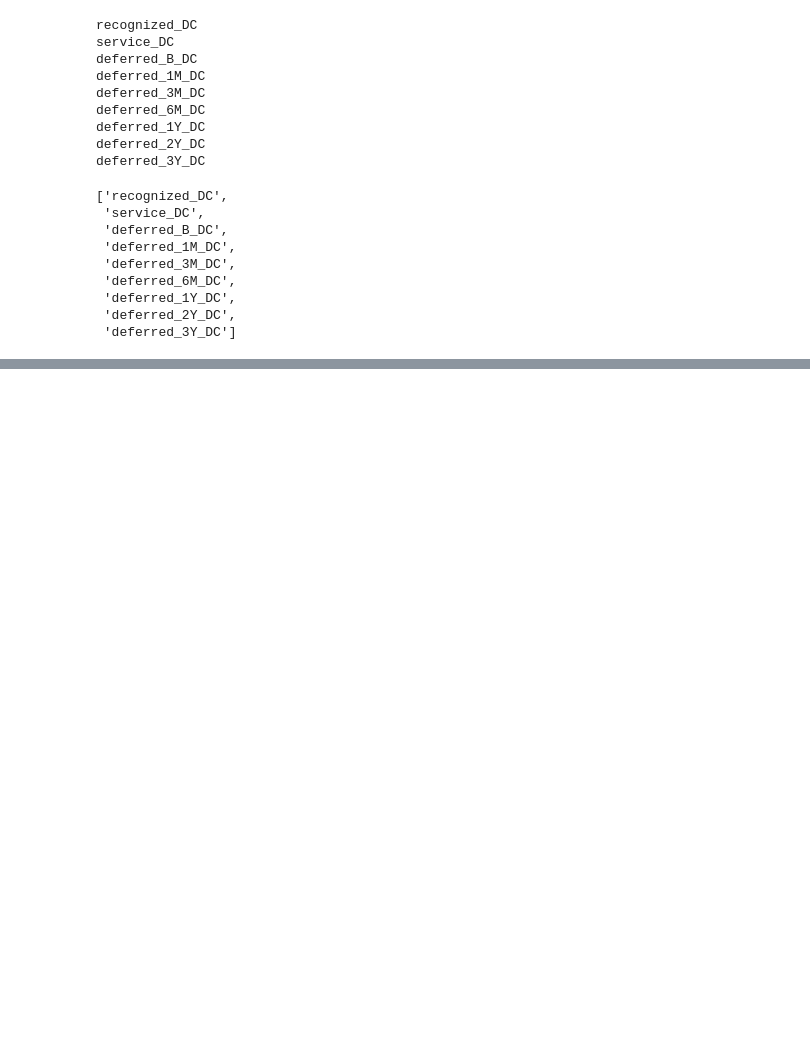
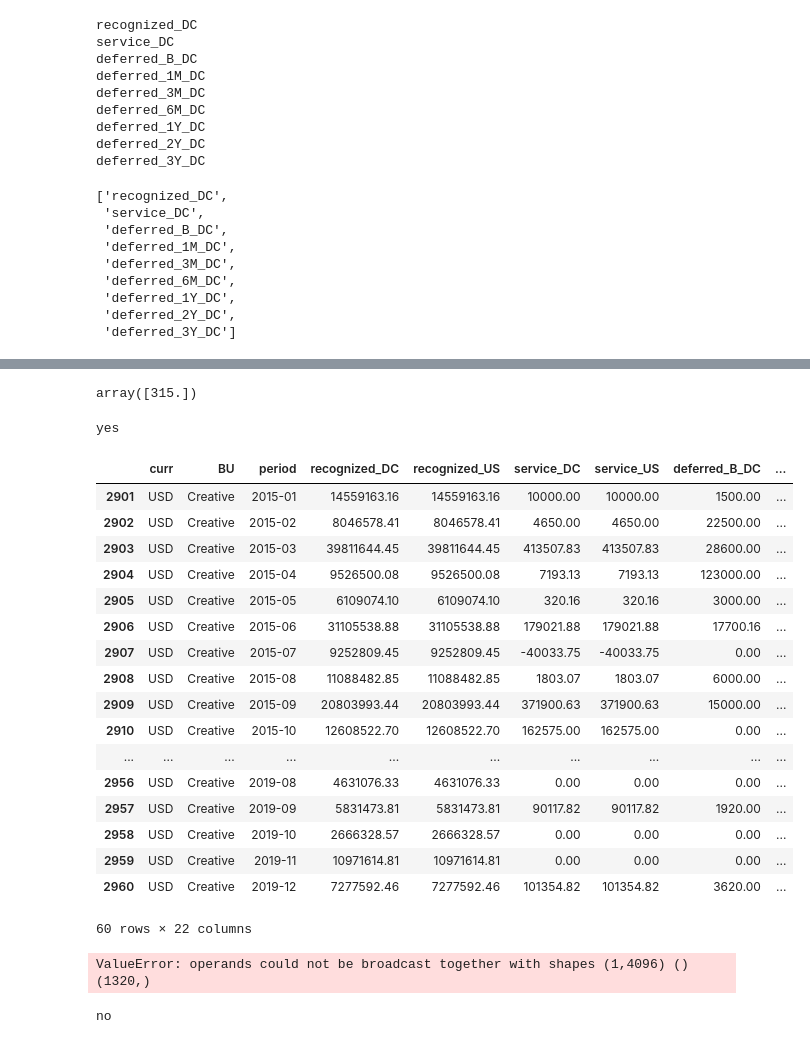
Before and after one commit to davidjsmith44/Deferred_Revenue_Forecast, a Jupyter notebook: notebooks/deferred_from_inputs.ipynb, the cells around one changed output, grey strips where cells are left out. Drawn from its saved outputs; the diff is of its cells as text; code cells hidden in the pictures; blank space fills up the shorter version.

```diff
--- a/notebooks/deferred_from_inputs.ipynb
+++ b/notebooks/deferred_from_inputs.ipynb
@@ -554,0 +547,13 @@ df_fcst.head(25)
+# %%
+for i in range(len(v_curr_2_df)):
+    this_BU = v_BU_2_df[i]
+    this_curr = v_curr_2_df[i]
+
+
+    for i in range(len(list_future_periods)):
+        this_period = list_future_periods[i]
+        this_past_period = list_bill_periods[-36+i]
+        print('This period: ', this_period)
+        print("This past period: ", this_past_period)
+
+    # df_fcst['curr', 'BU', this_peroid] = df_billings['curr', 'BU', this_past_period]
@@ -554,0 +578,22 @@ df_fcst.head(25)
+# %%
+for i in range(len(v_BU_2_df)):
+    this_BU = v_BU_2_df[i]
+    this_curr = v_curr_2_df[i]
+    print(this_BU, this_curr)
+
+    for j in range(len(list_future_periods)):
+        this_period = list_future_periods[j]
+        this_past_period = list_bill_periods[-36+j]
+        #print('This period: ', this_period)
+        #print("This past period: ", this_past_period)
+
+        df_slice = df_billings[(df_billings['BU']==this_BU) &
+                                (df_billings['curr']== this_curr)].copy()
+
+        if this_past_period in df_slice['period'].values:
+            this_amount = df_slice.loc[df_billings['period']==this_past_period, 'deferred_3Y_DC'].copy()
+            #print(this_amount)
+
+            df_fcst.loc[(df_fcst['BU']==this_BU)&
+                            (df_fcst['curr']==this_curr)&
+                            (df_fcst['period']==this_period), 'deferred_3Y_DC'] = this_amount.values
@@ -554,0 +618,37 @@ df_fcst.head(25)
+# %%
+this_amount.values
+# %% [output]
+array([315.])
+# %%
+if this_past_period in df_slice['period'].values:
+    print('yes')
+# %% [output]
+yes
+# %%
+df_slice.head(60)
+# %% [output]
+|  | curr | BU | period | recognized_DC | recognized_US | service_DC | service_US | deferred_B_DC | ... |
+| 2901 | USD | Creative | 2015-01 | 14559163.16 | 14559163.16 | 10000.00 | 10000.00 | 1500.00 | ... |
+| 2902 | USD | Creative | 2015-02 | 8046578.41 | 8046578.41 | 4650.00 | 4650.00 | 22500.00 | ... |
+| 2903 | USD | Creative | 2015-03 | 39811644.45 | 39811644.45 | 413507.83 | 413507.83 | 28600.00 | ... |
+| 2904 | USD | Creative | 2015-04 | 9526500.08 | 9526500.08 | 7193.13 | 7193.13 | 123000.00 | ... |
+| 2905 | USD | Creative | 2015-05 | 6109074.10 | 6109074.10 | 320.16 | 320.16 | 3000.00 | ... |
+| 2906 | USD | Creative | 2015-06 | 31105538.88 | 31105538.88 | 179021.88 | 179021.88 | 17700.16 | ... |
+| 2907 | USD | Creative | 2015-07 | 9252809.45 | 9252809.45 | -40033.75 | -40033.75 | 0.00 | ... |
+| 2908 | USD | Creative | 2015-08 | 11088482.85 | 11088482.85 | 1803.07 | 1803.07 | 6000.00 | ... |
+| 2909 | USD | Creative | 2015-09 | 20803993.44 | 20803993.44 | 371900.63 | 371900.63 | 15000.00 | ... |
+| 2910 | USD | Creative | 2015-10 | 12608522.70 | 12608522.70 | 162575.00 | 162575.00 | 0.00 | ... |
+| ... | ... | ... | ... | ... | ... | ... | ... | ... | ... |
+| 2956 | USD | Creative | 2019-08 | 4631076.33 | 4631076.33 | 0.00 | 0.00 | 0.00 | ... |
+| 2957 | USD | Creative | 2019-09 | 5831473.81 | 5831473.81 | 90117.82 | 90117.82 | 1920.00 | ... |
+| 2958 | USD | Creative | 2019-10 | 2666328.57 | 2666328.57 | 0.00 | 0.00 | 0.00 | ... |
+| 2959 | USD | Creative | 2019-11 | 10971614.81 | 10971614.81 | 0.00 | 0.00 | 0.00 | ... |
+| 2960 | USD | Creative | 2019-12 | 7277592.46 | 7277592.46 | 101354.82 | 101354.82 | 3620.00 | ... |
+60 rows × 22 columns
+# %%
+conditions = [
+    df_billings['BU'].eq(this_BU)& df_billings['curr'].eq(this_curr) & df_billings['period'].eq(this_period)
+]
+df_fcst['deferred_3Y_DC']= np.where(conditions, 5, df_fcst['deferred_3Y_DC'])
+# %% [output]
+ValueError: operands could not be broadcast together with shapes (1,4096) () (1320,)
@@ -554,0 +657,7 @@ df_fcst.head(25)
+# %%
+if this_past_period in a['period']:
+    print('yes')
+else:
+    print('no')
+# %% [output]
+no
```
Also changed, not shown: parts of 13 cells of this notebook.
